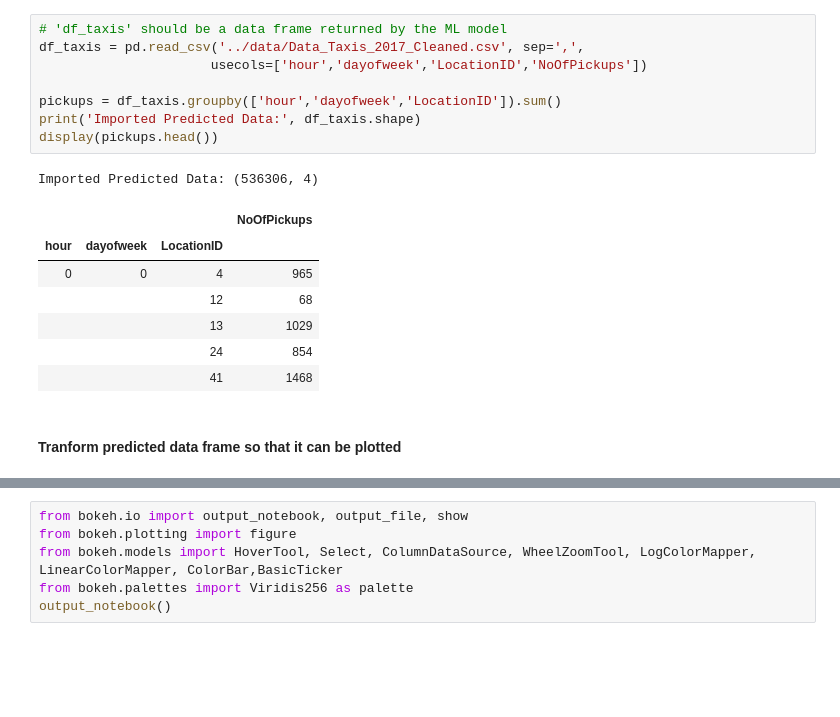
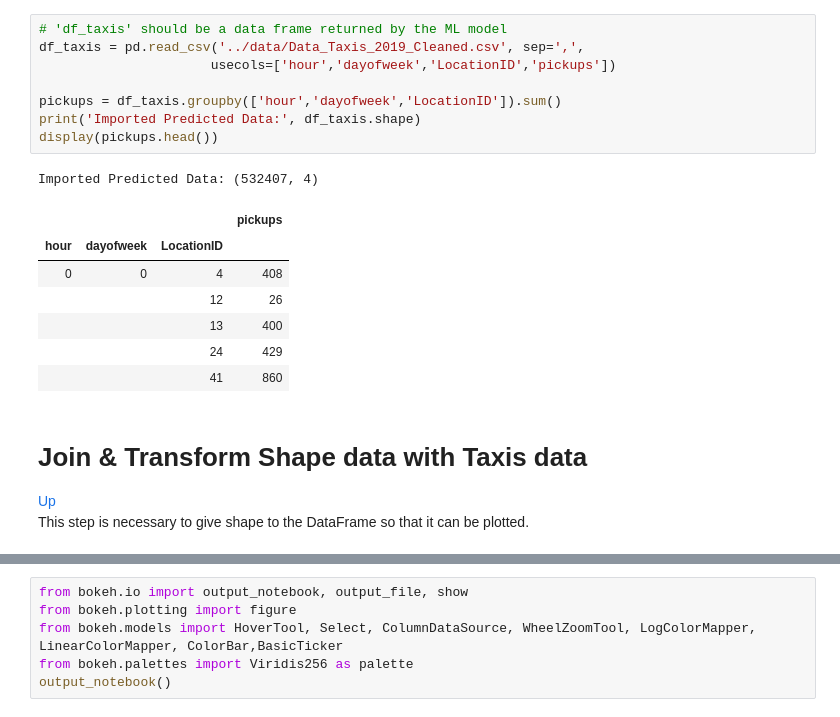
Before and after one commit to angelrps/MasterDataScience_FinalProject, a Jupyter notebook: notebooks/FrontEnd_01.ipynb, the cells around one changed output, grey strips where cells are left out. Saved outputs shown, nothing was run; the diff lists cells and outputs as text; blank space fills up the shorter version.

```diff
--- a/notebooks/FrontEnd_01.ipynb
+++ b/notebooks/FrontEnd_01.ipynb
@@ -123,22 +134,26 @@ For this first approach I am using **training data** but I will need to use **PR
 # %%
 # 'df_taxis' should be a data frame returned by the ML model
-df_taxis = pd.read_csv('../data/Data_Taxis_2017_Cleaned.csv', sep=',',
-                      usecols=['hour','dayofweek','LocationID','NoOfPickups'])
+df_taxis = pd.read_csv('../data/Data_Taxis_2019_Cleaned.csv', sep=',',
+                      usecols=['hour','dayofweek','LocationID','pickups'])
 
 pickups = df_taxis.groupby(['hour','dayofweek','LocationID']).sum()
 print('Imported Predicted Data:', df_taxis.shape)
 display(pickups.head())
 # %% [output]
-Imported Predicted Data: (536306, 4)
+Imported Predicted Data: (532407, 4)
-|  |  |  | NoOfPickups |
+|  |  |  | pickups |
 | hour | dayofweek | LocationID |  |
-| 0 | 0 | 4 | 965 |
-|  |  | 12 | 68 |
-|  |  | 13 | 1029 |
-|  |  | 24 | 854 |
-|  |  | 41 | 1468 |
+| 0 | 0 | 4 | 408 |
+|  |  | 12 | 26 |
+|  |  | 13 | 400 |
+|  |  | 24 | 429 |
+|  |  | 41 | 860 |
-# %% [markdown]
-#### Tranform predicted data frame so that it can be plotted
+# %% [markdown]
+# Join & Transform Shape data with Taxis data
+<div style = "float:right"><a style="text-decoration:none" href = "#FrontEnd_01">Up</a></div>
+
+
+This step is necessary to give shape to the DataFrame so that it can be plotted.
 # %%
 ##### RUN THIS CELL ONLY ONCE. SHAPE SHOULD BE (77, 172)
 
```
Also changed, not shown: parts of 43 cells of this notebook.
